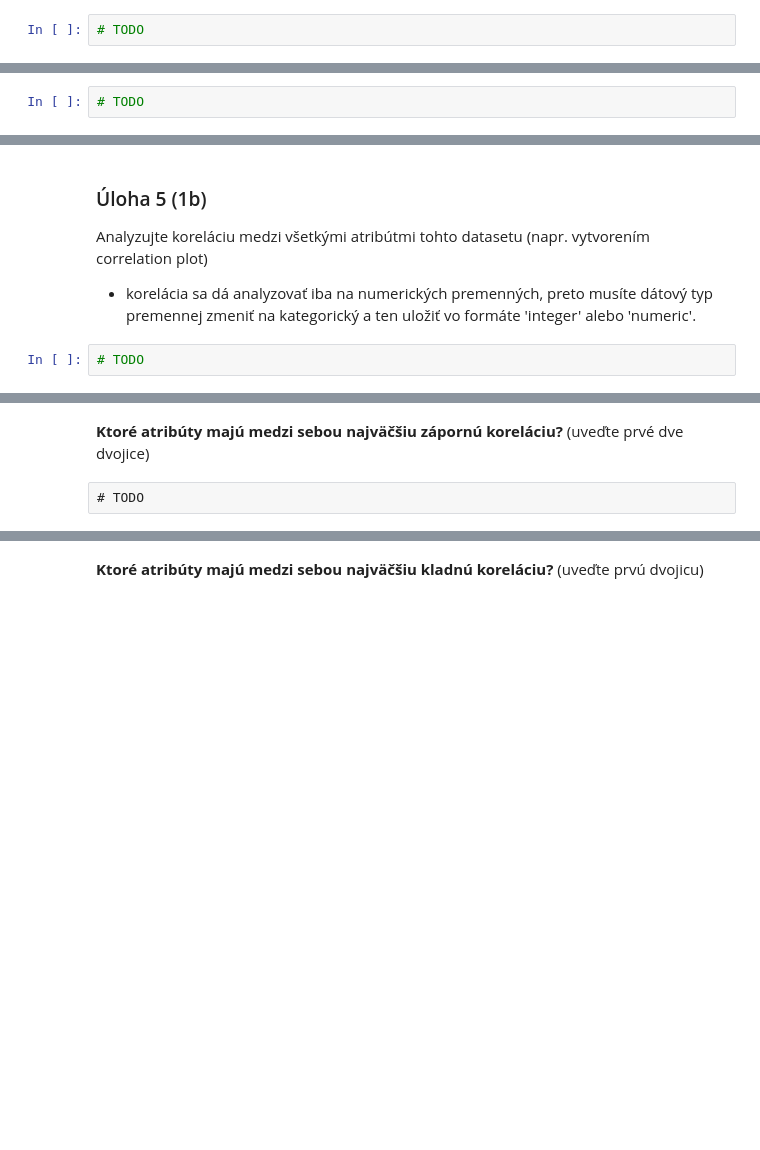
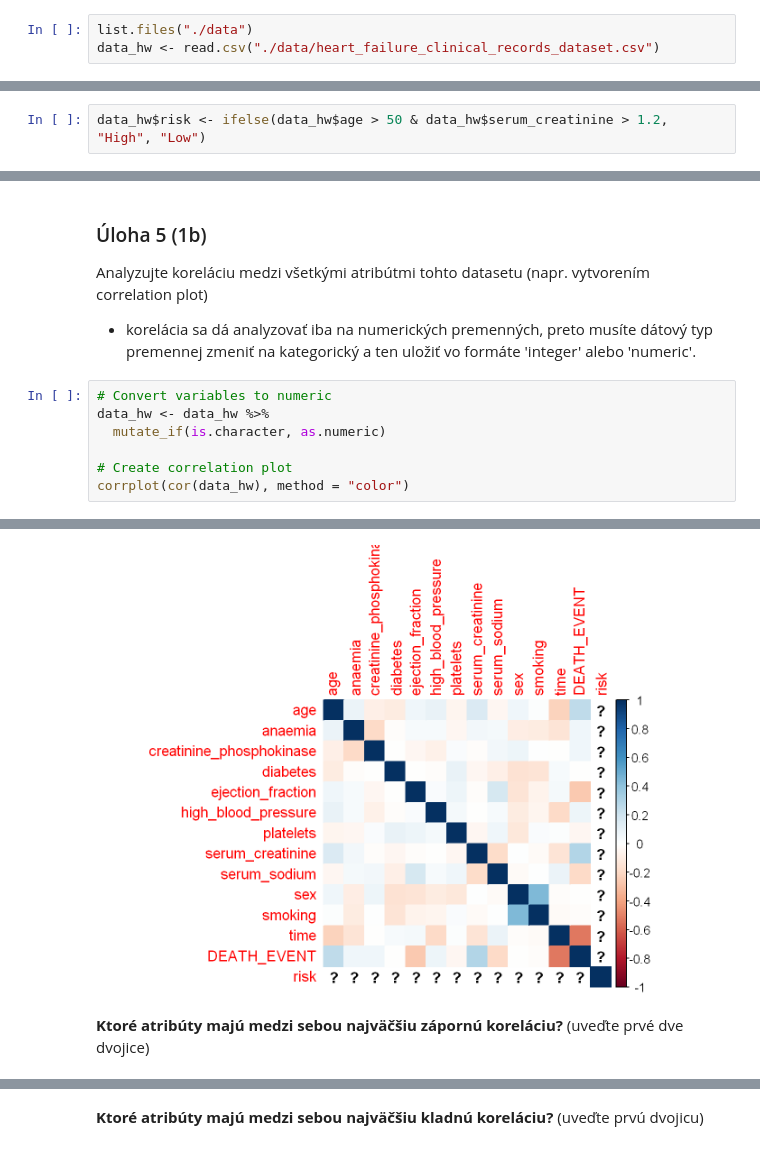
Before and after one commit to fri-linda/SSBU, a Jupyter notebook: t3_cv2/CV2_3_Zadanie_1.ipynb, the cells around one changed output, grey strips where cells are left out. Saved outputs shown, nothing was run; the diff lists cells and outputs as text; blank space fills up the shorter version.

```diff
--- a/t3_cv2/CV2_3_Zadanie_1.ipynb
+++ b/t3_cv2/CV2_3_Zadanie_1.ipynb
@@ -32,4 +44,5 @@ unzip(dest_file, exdir = "") # TODO fill in
 # %% [markdown]
 Načítajte dataset do premennej `data_hw`.
 # %%
-# TODO
+list.files("./data")
+data_hw <- read.csv("./data/heart_failure_clinical_records_dataset.csv")
@@ -90,7 +182,7 @@ Premennú vytvorte na základe if-else rozhodovania podľa premenných 'age' a '
 
 - pre vytvorenie premennej použite funkciu ifelse - https://www.rdocumentation.org/packages/base/versions/3.6.2/topics/ifelse
 # %%
-# TODO
+data_hw$risk <- ifelse(data_hw$age > 50 & data_hw$serum_creatinine > 1.2, "High", "Low")
 # %% [markdown]
 Vizualizujte vysoké riziko úmrtia pre jednotlivé vekové skupiny histogramom:
 
@@ -116,4 +227,10 @@ Analyzujte koreláciu medzi všetkými atribútmi tohto datasetu (napr. vytvoren
 
 - korelácia sa dá analyzovať iba na numerických premenných, preto musíte dátový typ premennej zmeniť na kategorický a ten uložiť vo formáte 'integer' alebo 'numeric'.
 # %%
-# TODO
+# Convert variables to numeric
+data_hw <- data_hw %>%
+  mutate_if(is.character, as.numeric)
+
+# Create correlation plot
+corrplot(cor(data_hw), method = "color")
+# %% [output]
@@ -120,4 +242,3 @@ Analyzujte koreláciu medzi všetkými atribútmi tohto datasetu (napr. vytvoren
+[figure, added]
 # %% [markdown]
 **Ktoré atribúty majú medzi sebou najväčšiu zápornú koreláciu?** (uveďte prvé dve dvojice)
-# %% [raw]
-# TODO
```
Also changed, not shown: parts of 24 cells of this notebook, 1 other file.
